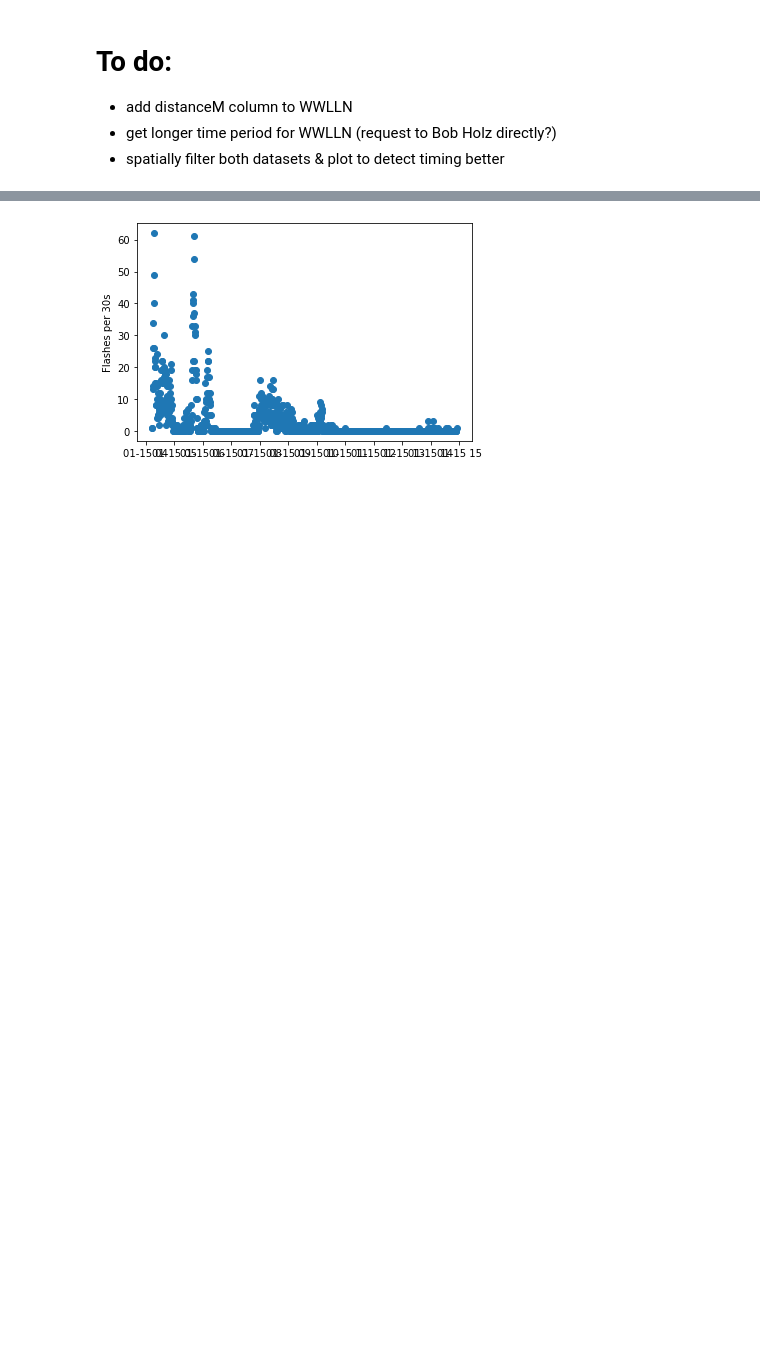
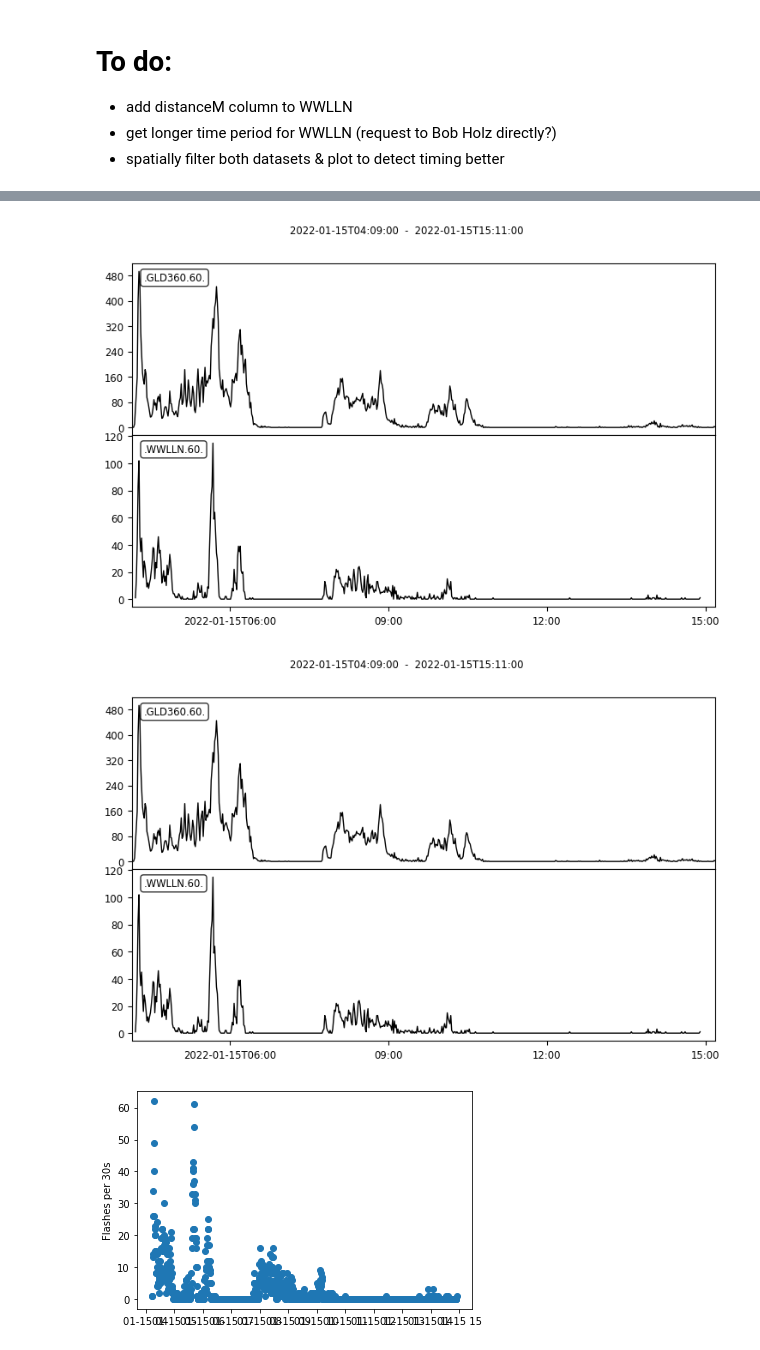
Before and after one commit to gthompson/kitchensinkGT, a Jupyter notebook: PROJECTS/Tonga/plot_tonga_lightning_data.ipynb, the cells around one changed output, grey strips where cells are left out. Cells and saved outputs as stored; diff of their text form; code cells hidden in the pictures; blank space fills up the shorter version.

```diff
--- a/PROJECTS/Tonga/plot_tonga_lightning_data.ipynb
+++ b/PROJECTS/Tonga/plot_tonga_lightning_data.ipynb
@@ -227,3 +264,20 @@ Name: 0, dtype: object
+# %%
+tr = obspy.Trace()
+tr.id = '.GLD360.%d.' % seconds
+tr.stats.starttime = obspy.UTCDateTime(binned_gld360.index[0])
+tr.stats.delta = seconds
+tr.data = np.array(binned_gld360.ones)
+st.append(tr)
+
+#stime = obspy.UTCDateTime(2022,1,15,3,30,0)
+#etime = stime + 3600
+st.plot(equal_scale=False);
+#st.plot(equal_scale=False, starttime=stime+1150, endtime=etime-250);
+
+#st.write('lightning_main_event.mseed')
+# %% [output]
+[figure, added]
+[figure, added]
 # %%
 import obspy
 st = obspy.Stream()
```
Also changed, not shown: parts of 14 cells of this notebook.
